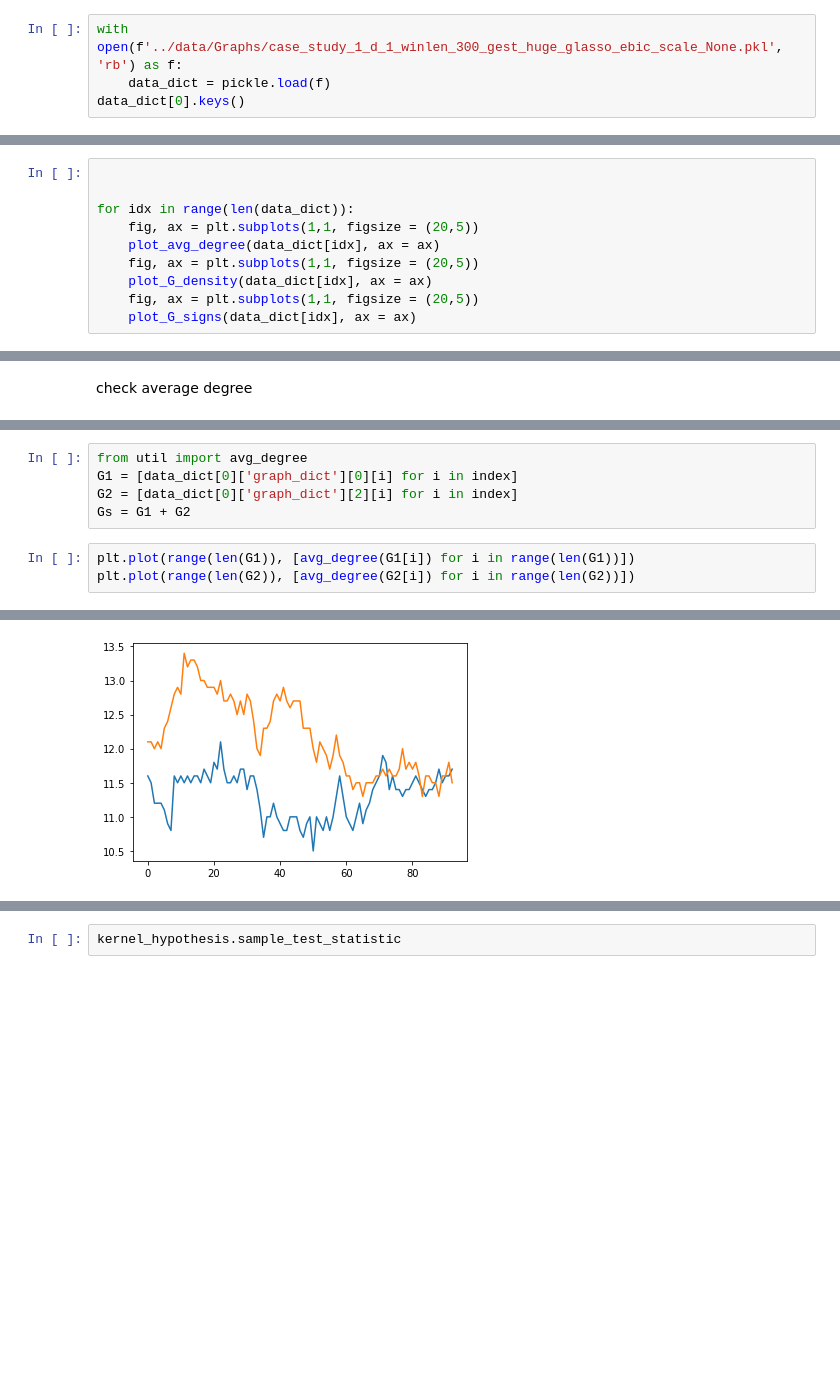
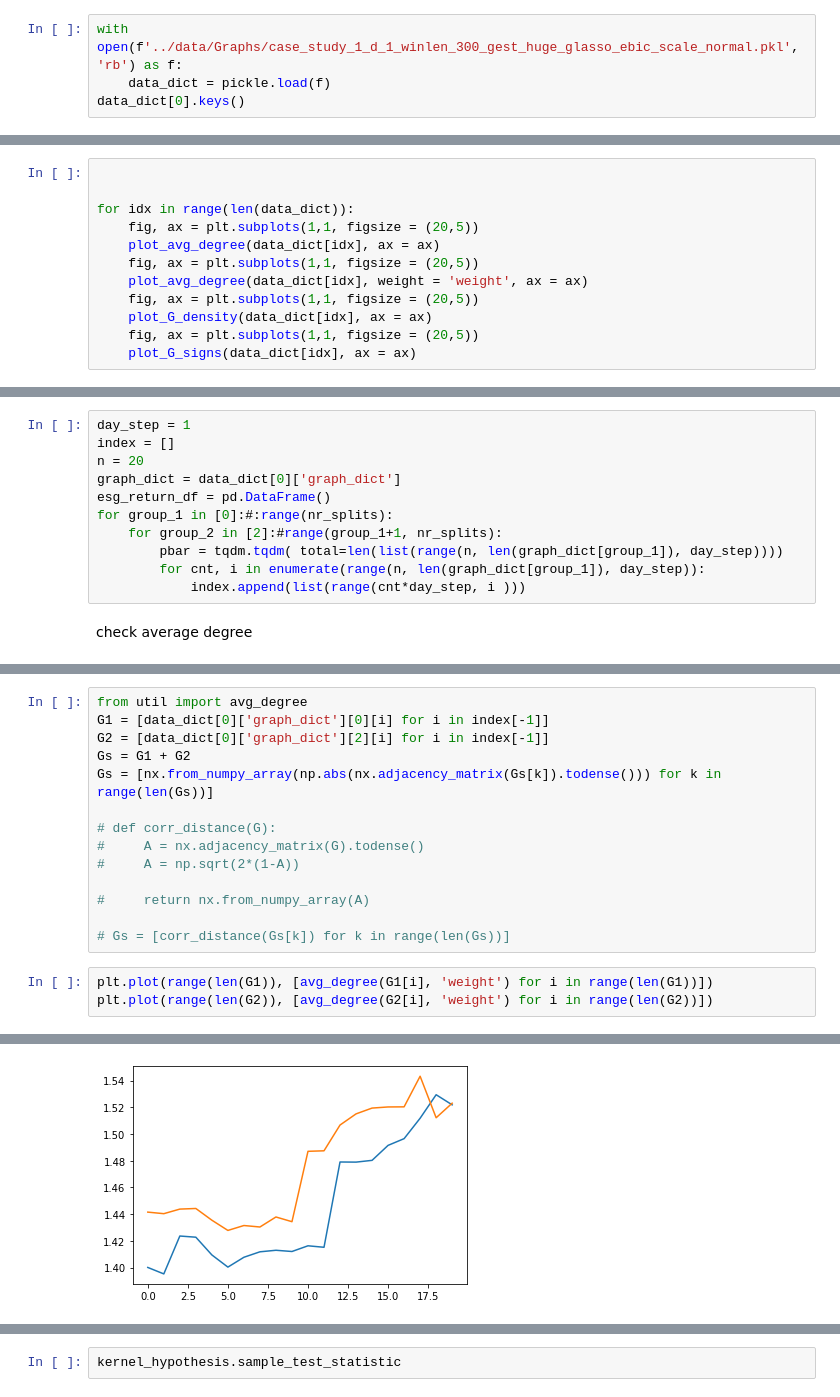
Before and after one commit to ragnarlevi/MMD_Graph_Diversification, a Jupyter notebook: Visualize/Graphs.ipynb, the cells around one changed output, grey strips where cells are left out. Drawn from its saved outputs; the diff is of its cells as text; blank space fills up the shorter version.

```diff
--- a/Visualize/Graphs.ipynb
+++ b/Visualize/Graphs.ipynb
@@ -21,7 +21,7 @@ Load graphs
 # %% [markdown]
 We have to scale the data, otherwise lgrmf will put equal weights to all nodes giving a complete graph
 # %%
-with open(f'../data/Graphs/case_study_1_d_1_winlen_300_gest_huge_glasso_ebic_scale_None.pkl', 'rb') as f:
+with open(f'../data/Graphs/case_study_1_d_1_winlen_300_gest_huge_glasso_ebic_scale_normal.pkl', 'rb') as f:
     data_dict = pickle.load(f)
 data_dict[0].keys()
 # %% [output]
@@ -35,6 +35,8 @@ for idx in range(len(data_dict)):
     fig, ax = plt.subplots(1,1, figsize = (20,5))
     plot_avg_degree(data_dict[idx], ax = ax)
     fig, ax = plt.subplots(1,1, figsize = (20,5))
+    plot_avg_degree(data_dict[idx], weight = 'weight', ax = ax)
+    fig, ax = plt.subplots(1,1, figsize = (20,5))
     plot_G_density(data_dict[idx], ax = ax)
     fig, ax = plt.subplots(1,1, figsize = (20,5))
     plot_G_signs(data_dict[idx], ax = ax)
@@ -157,2 +183,13 @@ n
+# %%
+day_step = 1
+index = []
+n = 20
+graph_dict = data_dict[0]['graph_dict']
+esg_return_df = pd.DataFrame()
+for group_1 in [0]:#:range(nr_splits):
+    for group_2 in [2]:#range(group_1+1, nr_splits):
+        pbar = tqdm.tqdm( total=len(list(range(n, len(graph_dict[group_1]), day_step))))
+        for cnt, i in enumerate(range(n, len(graph_dict[group_1]), day_step)):
+            index.append(list(range(cnt*day_step, i )))
 # %% [markdown]
 check average degree
@@ -163,14 +196,23 @@ NameError: name 'idx' is not defined
 # %%
 from util import avg_degree
-G1 = [data_dict[0]['graph_dict'][0][i] for i in index]
-G2 = [data_dict[0]['graph_dict'][2][i] for i in index]
+G1 = [data_dict[0]['graph_dict'][0][i] for i in index[-1]]
+G2 = [data_dict[0]['graph_dict'][2][i] for i in index[-1]]
 Gs = G1 + G2
+Gs = [nx.from_numpy_array(np.abs(nx.adjacency_matrix(Gs[k]).todense())) for k in range(len(Gs))]
+
+# def corr_distance(G):
+#     A = nx.adjacency_matrix(G).todense()
+#     A = np.sqrt(2*(1-A))
+
+#     return nx.from_numpy_array(A)
+
+# Gs = [corr_distance(Gs[k]) for k in range(len(Gs))]
 # %%
-plt.plot(range(len(G1)), [avg_degree(G1[i]) for i in range(len(G1))])
-plt.plot(range(len(G2)), [avg_degree(G2[i]) for i in range(len(G2))])
+plt.plot(range(len(G1)), [avg_degree(G1[i], 'weight') for i in range(len(G1))])
+plt.plot(range(len(G2)), [avg_degree(G2[i], 'weight') for i in range(len(G2))])
 # %% [output]
 [<matplotlib.lines.Line2D at 0x...>]
-[figure, old version]
+[figure, new version]
 # %%
 sys.path.insert(0, 'C:/Users/User/Code/MMD_Graph_Diversification')
 sys.path.insert(0, 'C:/Users/User/Code/MMD_Graph_Diversification/myKernels')
```
Also changed, not shown: parts of 13 cells of this notebook, 3 other files.
